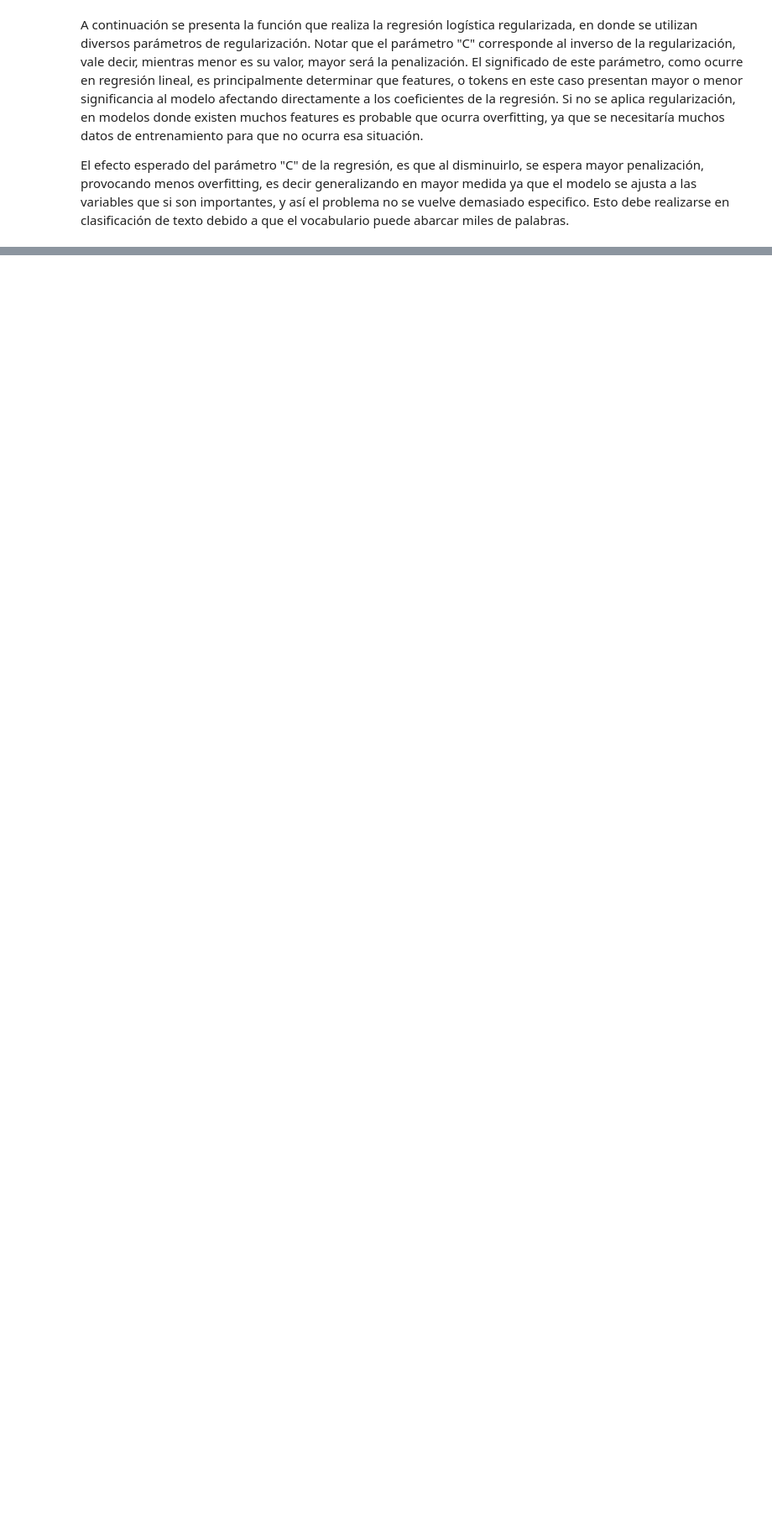
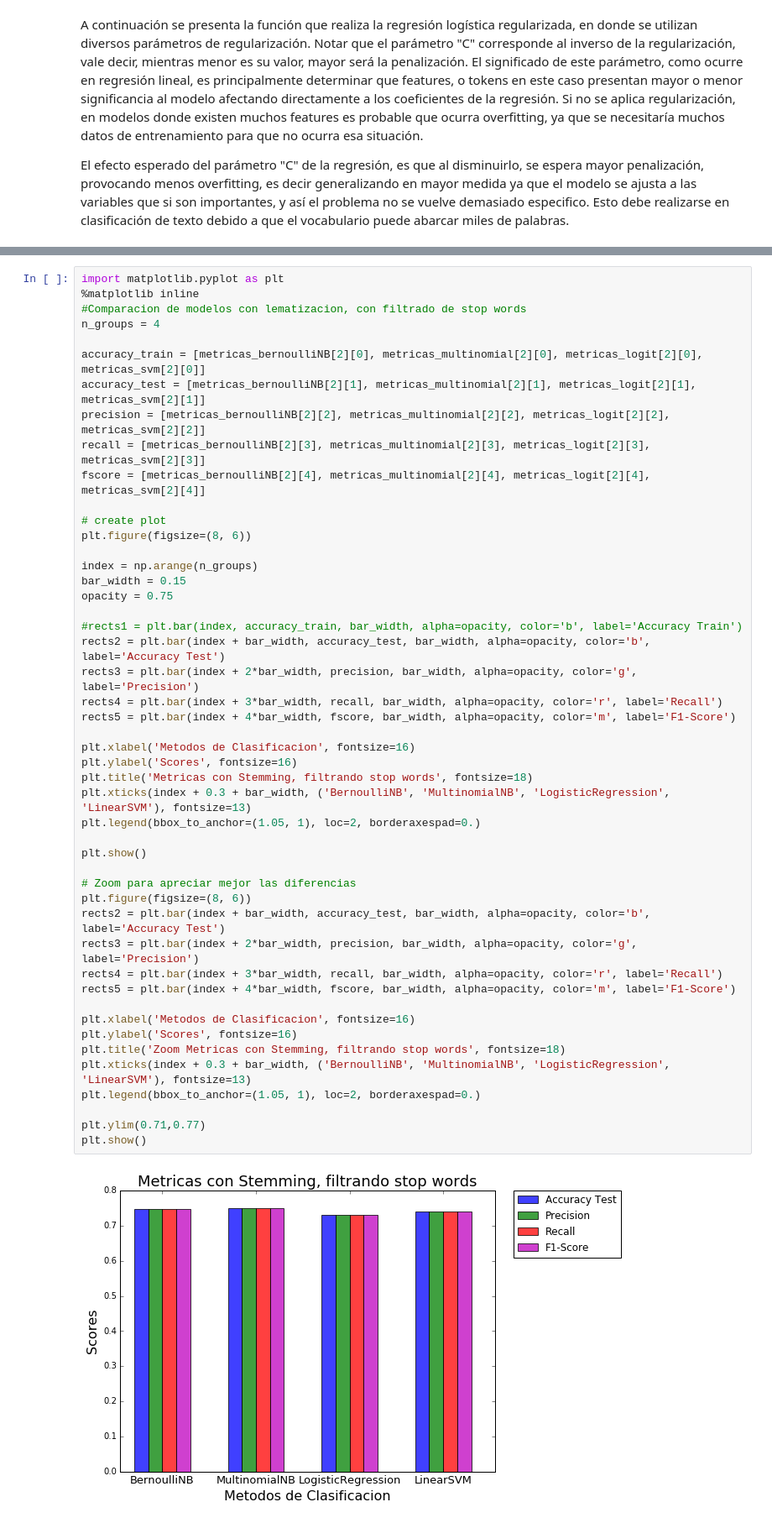
Before and after one commit to mazino/ML-Tarea1, a Jupyter notebook: ML-Tarea2/Pregunta 2/Pregunta 2.ipynb, the cells around one changed output, grey strips where cells are left out. Shown at 84% size. Cells and saved outputs as stored; diff of their text form; blank space fills up the shorter version.

```diff
--- a/ML-Tarea2/Pregunta 2/Pregunta 2.ipynb
+++ b/ML-Tarea2/Pregunta 2/Pregunta 2.ipynb
@@ -481,0 +827,50 @@ avg / total       0.71      0.71      0.71      3554
+# %%
+import matplotlib.pyplot as plt
+%matplotlib inline
+#Comparacion de modelos con lematizacion, con filtrado de stop words
+n_groups = 4
+
+accuracy_train = [metricas_bernoulliNB[2][0], metricas_multinomial[2][0], metricas_logit[2][0], metricas_svm[2][0]]
+accuracy_test = [metricas_bernoulliNB[2][1], metricas_multinomial[2][1], metricas_logit[2][1], metricas_svm[2][1]]
+precision = [metricas_bernoulliNB[2][2], metricas_multinomial[2][2], metricas_logit[2][2], metricas_svm[2][2]]
+recall = [metricas_bernoulliNB[2][3], metricas_multinomial[2][3], metricas_logit[2][3], metricas_svm[2][3]]
+fscore = [metricas_bernoulliNB[2][4], metricas_multinomial[2][4], metricas_logit[2][4], metricas_svm[2][4]]
+
+# create plot
+plt.figure(figsize=(8, 6))
+
+index = np.arange(n_groups)
+bar_width = 0.15
+opacity = 0.75
+
+#rects1 = plt.bar(index, accuracy_train, bar_width, alpha=opacity, color='b', label='Accuracy Train')
+rects2 = plt.bar(index + bar_width, accuracy_test, bar_width, alpha=opacity, color='b', label='Accuracy Test')
+rects3 = plt.bar(index + 2*bar_width, precision, bar_width, alpha=opacity, color='g', label='Precision')
+rects4 = plt.bar(index + 3*bar_width, recall, bar_width, alpha=opacity, color='r', label='Recall')
+rects5 = plt.bar(index + 4*bar_width, fscore, bar_width, alpha=opacity, color='m', label='F1-Score')
+
+plt.xlabel('Metodos de Clasificacion', fontsize=16)
+plt.ylabel('Scores', fontsize=16)
+plt.title('Metricas con Stemming, filtrando stop words', fontsize=18)
+plt.xticks(index + 0.3 + bar_width, ('BernoulliNB', 'MultinomialNB', 'LogisticRegression', 'LinearSVM'), fontsize=13)
+plt.legend(bbox_to_anchor=(1.05, 1), loc=2, borderaxespad=0.)
+
+plt.show()
+
+# Zoom para apreciar mejor las diferencias
+plt.figure(figsize=(8, 6))
+rects2 = plt.bar(index + bar_width, accuracy_test, bar_width, alpha=opacity, color='b', label='Accuracy Test')
+rects3 = plt.bar(index + 2*bar_width, precision, bar_width, alpha=opacity, color='g', label='Precision')
+rects4 = plt.bar(index + 3*bar_width, recall, bar_width, alpha=opacity, color='r', label='Recall')
+rects5 = plt.bar(index + 4*bar_width, fscore, bar_width, alpha=opacity, color='m', label='F1-Score')
+
+plt.xlabel('Metodos de Clasificacion', fontsize=16)
+plt.ylabel('Scores', fontsize=16)
+plt.title('Zoom Metricas con Stemming, filtrando stop words', fontsize=18)
+plt.xticks(index + 0.3 + bar_width, ('BernoulliNB', 'MultinomialNB', 'LogisticRegression', 'LinearSVM'), fontsize=13)
+plt.legend(bbox_to_anchor=(1.05, 1), loc=2, borderaxespad=0.)
+
+plt.ylim(0.71,0.77)
+plt.show()
+# %% [output]
+[figure, added]
```
Also changed, not shown: parts of 40 cells of this notebook.
